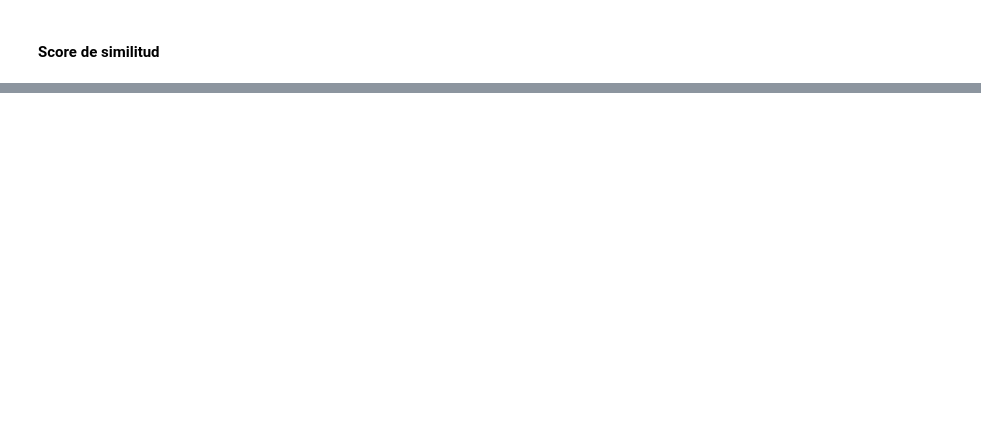
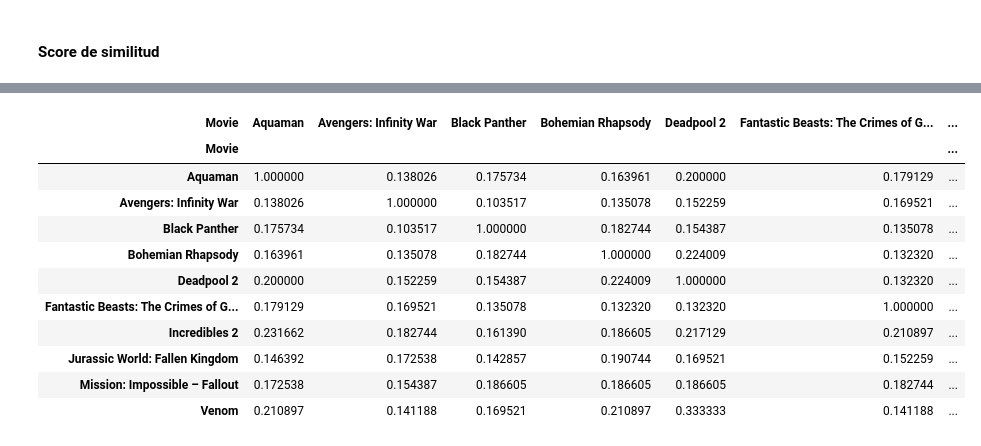
Before and after one commit to Ironhack-Data-Madrid-Abril-2021/Material_Clase, a Jupyter notebook: semana_5/4.2 - Sistemas de recomendacion.ipynb, the cells around one changed output, grey strips where cells are left out. Cells and saved outputs as stored; diff of their text form; code cells hidden in the pictures; blank space fills up the shorter version.

```diff
--- a/semana_5/4.2 - Sistemas de recomendacion.ipynb
+++ b/semana_5/4.2 - Sistemas de recomendacion.ipynb
@@ -137,3 +195,15 @@ tom={'Aquaman': 2,
      'Jurassic World: Fallen Kingdom':4,
      'Mission: Impossible – Fallout':3,
      'Venom':3}
+# %%
+ratings['Tom']=pd.Series(tom)
+
+display(ratings)
+
+distancias=squareform(pdist(ratings.T, 'euclidean'))
+
+similitud=1/(1+distancias)
+
+similitud=pd.DataFrame(similitud, index=ratings.columns, columns=ratings.columns)
+
+similitud
@@ -141,0 +368,23 @@ tom={'Aquaman': 2,
+# %%
+# por productos
+
+distancias=squareform(pdist(ratings, 'euclidean'))
+
+similitud=1/(1+distancias)
+
+similitud=pd.DataFrame(similitud, index=ratings.index, columns=ratings.index)
+
+similitud
+# %% [output]
+| Movie | Aquaman | Avengers: Infinity War | Black Panther | Bohemian Rhapsody | Deadpool 2 | Fantastic Beasts: The Crimes of G... | ... |
+| Movie |  |  |  |  |  |  | ... |
+| Aquaman | 1.000000 | 0.138026 | 0.175734 | 0.163961 | 0.200000 | 0.179129 | ... |
+| Avengers: Infinity War | 0.138026 | 1.000000 | 0.103517 | 0.135078 | 0.152259 | 0.169521 | ... |
+| Black Panther | 0.175734 | 0.103517 | 1.000000 | 0.182744 | 0.154387 | 0.135078 | ... |
+| Bohemian Rhapsody | 0.163961 | 0.135078 | 0.182744 | 1.000000 | 0.224009 | 0.132320 | ... |
+| Deadpool 2 | 0.200000 | 0.152259 | 0.154387 | 0.224009 | 1.000000 | 0.132320 | ... |
+| Fantastic Beasts: The Crimes of G... | 0.179129 | 0.169521 | 0.135078 | 0.132320 | 0.132320 | 1.000000 | ... |
+| Incredibles 2 | 0.231662 | 0.182744 | 0.161390 | 0.186605 | 0.217129 | 0.210897 | ... |
+| Jurassic World: Fallen Kingdom | 0.146392 | 0.172538 | 0.142857 | 0.190744 | 0.169521 | 0.152259 | ... |
+| Mission: Impossible – Fallout | 0.172538 | 0.154387 | 0.186605 | 0.186605 | 0.186605 | 0.182744 | ... |
+| Venom | 0.210897 | 0.141188 | 0.169521 | 0.210897 | 0.333333 | 0.141188 | ... |
```
Also changed, not shown: parts of 14 cells of this notebook, 1 other file.
